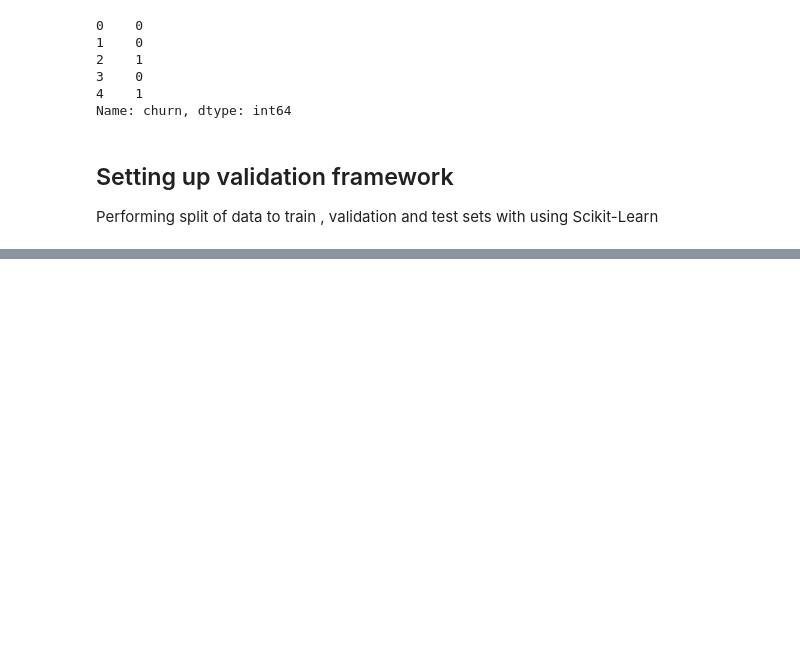
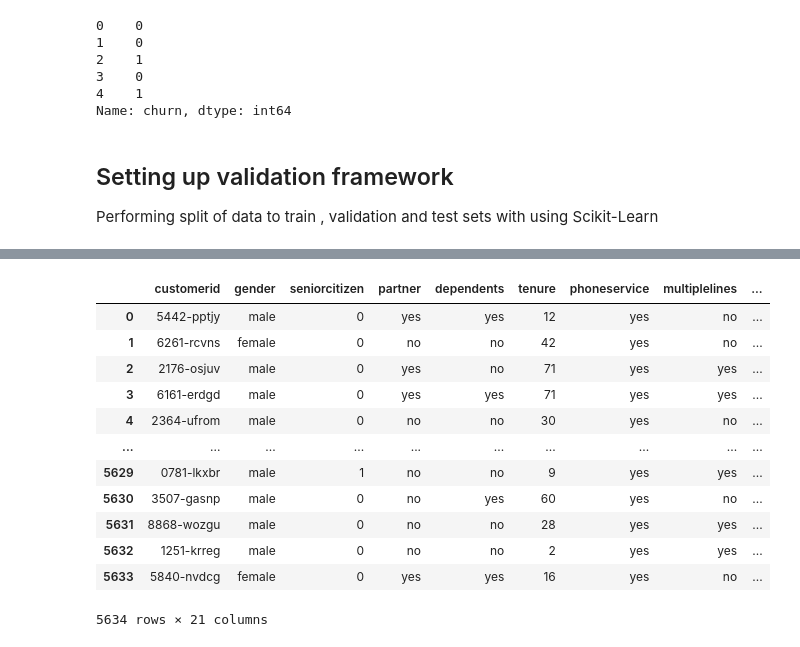
Before and after one commit to Mhdyassin/ML-Projects, a Jupyter notebook: Classification/Churn Model.ipynb, the cells around one changed output, grey strips where cells are left out. Cells and saved outputs as stored; diff of their text form; code cells hidden in the pictures; blank space fills up the shorter version.

```diff
--- a/Classification/Churn Model.ipynb
+++ b/Classification/Churn Model.ipynb
@@ -153,0 +184,2 @@ Performing split of data to train , validation and test sets with using Scikit-L
+# %%
+df_full_train , df_test = train_test_split(df, test_size = 0.2 , random_state = 1) # To split the DataFrame 'df' into training and testing sets, with 20% of the data allocated for testing and a random state of 1 for reproducibility , so wehen execute the code you will get the same result. This function returns four outputs: X_train, X_test, y_train, y_test.
@@ -153,0 +213,17 @@ Performing split of data to train , validation and test sets with using Scikit-L
+# %%
+df_full_train = df_full_train.reset_index(drop = True ) # To reset the index of the full training DataFrame, dropping the old index. This ensures that the indices are sequential and start from 0, which can help avoid confusion during analysis and modeling.
+df_full_train
+# %% [output]
+|  | customerid | gender | seniorcitizen | partner | dependents | tenure | phoneservice | multiplelines | ... |
+| 0 | 5442-pptjy | male | 0 | yes | yes | 12 | yes | no | ... |
+| 1 | 6261-rcvns | female | 0 | no | no | 42 | yes | no | ... |
+| 2 | 2176-osjuv | male | 0 | yes | no | 71 | yes | yes | ... |
+| 3 | 6161-erdgd | male | 0 | yes | yes | 71 | yes | yes | ... |
+| 4 | 2364-ufrom | male | 0 | no | no | 30 | yes | no | ... |
+| ... | ... | ... | ... | ... | ... | ... | ... | ... | ... |
+| 5629 | 0781-lkxbr | male | 1 | no | no | 9 | yes | yes | ... |
+| 5630 | 3507-gasnp | male | 0 | no | yes | 60 | yes | no | ... |
+| 5631 | 8868-wozgu | male | 0 | no | no | 28 | yes | yes | ... |
+| 5632 | 1251-krreg | male | 0 | no | no | 2 | yes | yes | ... |
+| 5633 | 5840-nvdcg | female | 0 | yes | yes | 16 | yes | no | ... |
+5634 rows × 21 columns
```
Also changed, not shown: parts of 11 cells of this notebook.
